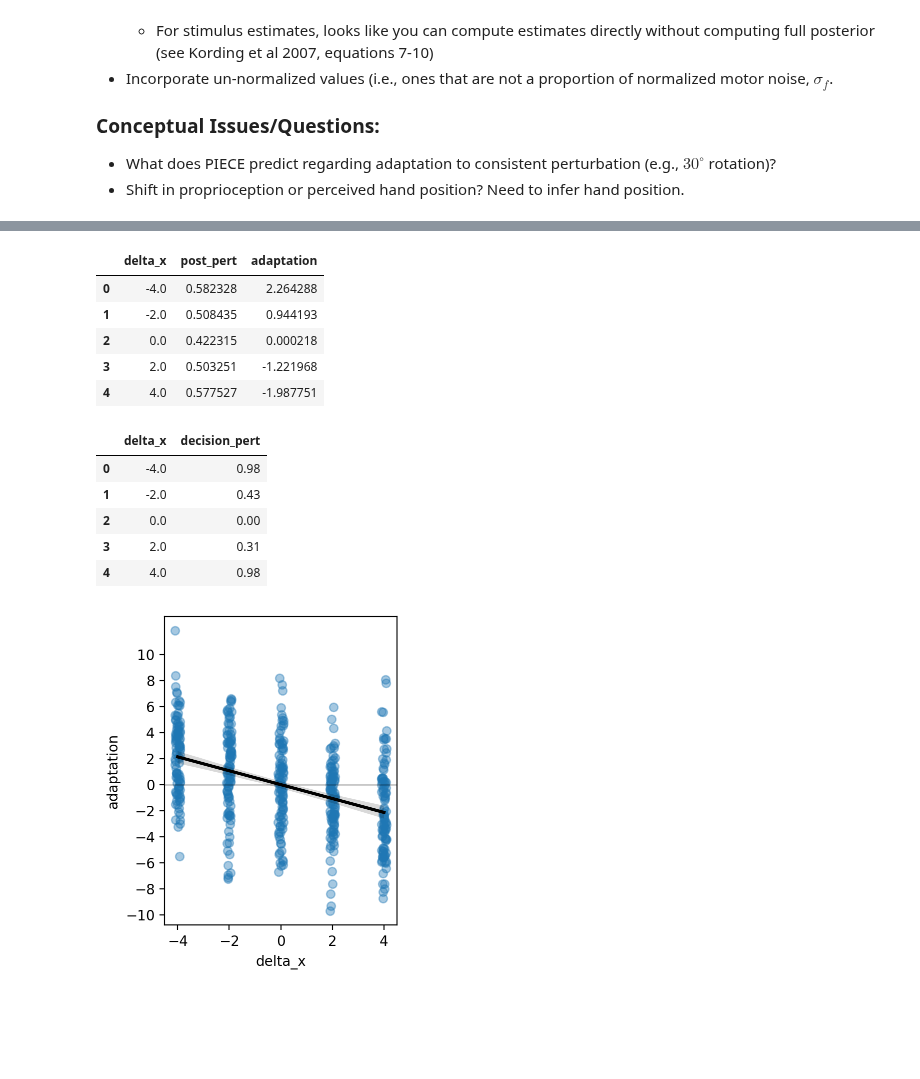
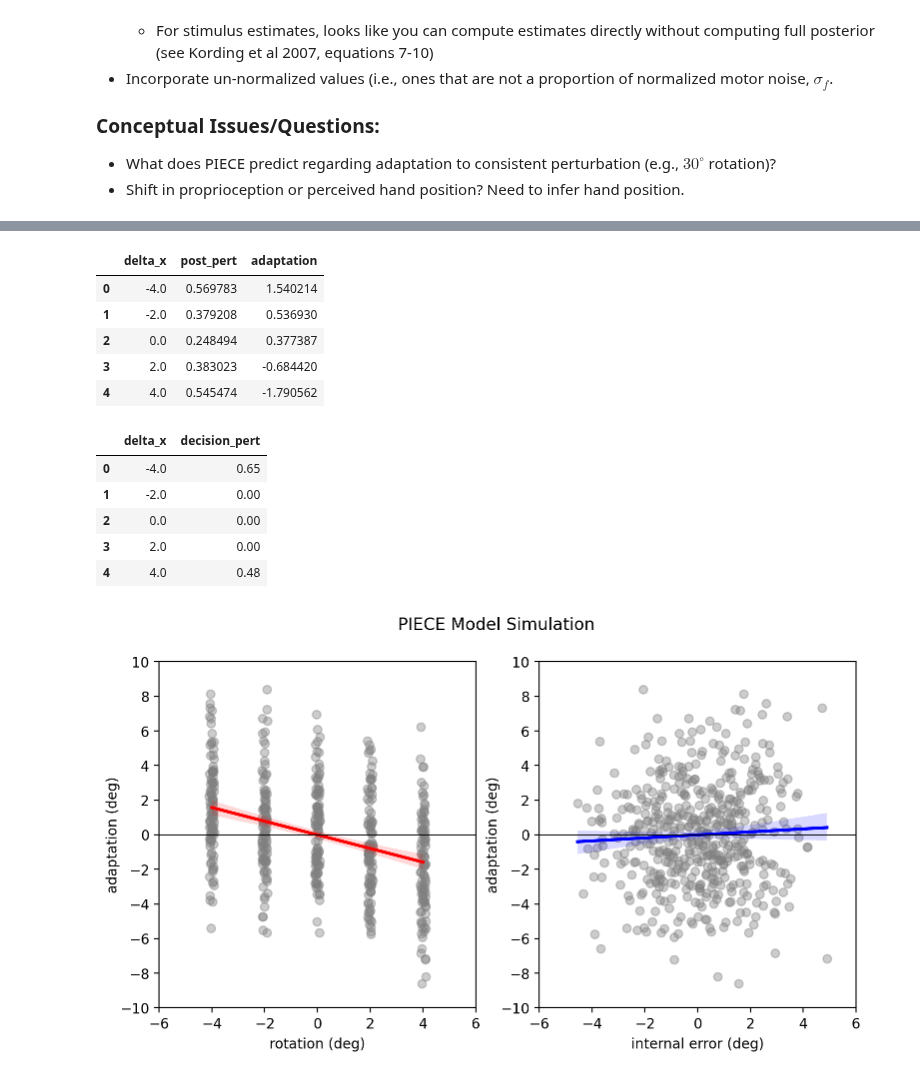
Before and after one commit to ccmlab-ubc/ige-ege, a Jupyter notebook: experiment-1/scripts/hyo-causal-inference-model.ipynb, the cells around one changed output, grey strips where cells are left out. Drawn from its saved outputs; the diff is of its cells as text; code cells hidden in the pictures; blank space fills up the shorter version.

```diff
--- a/experiment-1/scripts/hyo-causal-inference-model.ipynb
+++ b/experiment-1/scripts/hyo-causal-inference-model.ipynb
@@ -130,10 +130,10 @@ vis_fb[0::2] = 0
 # Following values approximate behavior:
 # sigma_u = 0.175; sigma_p = 4.75; sigma_f = 1.8; sigma_pert = 4.25; sigma_v = 1.179 + 0.384 * np.abs(xhat_v)
 sigma_u = 0.12
-sigma_p = 5
+sigma_p = 4.5
 sigma_f = 1.8
 mu_pert = 0
-sigma_pert = 1.5
+sigma_pert = 5
 b = 0  # Subject's motor bias
 
 x_grid = np.arange(-10, 10, 0.1)  # Possible endpoint locations
@@ -183,6 +183,9 @@ for i in range(num_trials - 1):
         xhat_v = x_f[i] + delta_x[i]
         sigma_v = 1.179 + 0.384 * np.abs(xhat_v)  # after Zhang et al
         # sigma_v = 1
+    J_v = 1 / sigma_v**2
+    J_pert = 1 / sigma_pert**2
+    K = J_v / (J_v + J_pert)
 
     # Compute no perturbation likelihood (working with log-probs for numerical accuracy)
     loglik_nopert = (
@@ -249,7 +252,7 @@ for i in range(num_trials - 1):
 
     # Simulate trial-by-trial adaptation
     # x_f[i + 1] = rotation_hat[i]*-1 + eps[i + 1]
-    x_f[i + 1] = post_pert[i] * (xhat_v - x_f_hat[i]) * -1 + eps[i + 1]
+    x_f[i + 1] = post_pert[i] * K * (xhat_v - x_f_hat[i]) * -1 + eps[i + 1]
 
 # Append values to final trial to keep arrays same size - has no effect on
 # analysis bc these trials get trimmed from adaptation data frame
@@ -297,33 +300,44 @@ df_adapt = df.iloc[1::2].reset_index()
 df_adapt.groupby("delta_x")[["post_pert", "adaptation"]].mean().reset_index()
 # %% [output]
 |  | delta_x | post_pert | adaptation |
-| 0 | -4.0 | 0.582328 | 2.264288 |
-| 1 | -2.0 | 0.508435 | 0.944193 |
-| 2 | 0.0 | 0.422315 | 0.000218 |
-| 3 | 2.0 | 0.503251 | -1.221968 |
-| 4 | 4.0 | 0.577527 | -1.987751 |
+| 0 | -4.0 | 0.569783 | 1.540214 |
+| 1 | -2.0 | 0.379208 | 0.536930 |
+| 2 | 0.0 | 0.248494 | 0.377387 |
+| 3 | 2.0 | 0.383023 | -0.684420 |
+| 4 | 4.0 | 0.545474 | -1.790562 |
 # %%
 # Determine proportion of decision on perturbation
 df.groupby("delta_x")["decision_pert"].apply(lambda x: float(x.sum()) / x.count()).reset_index()
 # %% [output]
 |  | delta_x | decision_pert |
-| 0 | -4.0 | 0.98 |
-| 1 | -2.0 | 0.43 |
+| 0 | -4.0 | 0.65 |
+| 1 | -2.0 | 0.00 |
 | 2 | 0.0 | 0.00 |
-| 3 | 2.0 | 0.31 |
-| 4 | 4.0 | 0.98 |
+| 3 | 2.0 | 0.00 |
+| 4 | 4.0 | 0.48 |
 # %%
-# Plot adaptation to external errors (lowess=True for 'piecewise' fit)
-fig, ax = plt.subplots(figsize=(3, 4))
-if full_range==1:
+# State estimator (visual learner)
+fig, axs = plt.subplots(1, 2, figsize=(9, 4.5))
+if full_range == 1:
     sns.regplot(data=df_adapt, x="delta_x", x_jitter=0.1, y="adaptation",
-               lowess=True, scatter_kws={"alpha":0.4}, line_kws={"color":"k"}, ax=ax)
+                   lowess=True, scatter_kws={"alpha":0.4, "color":"gray"},  line_kws={"color":"r"}, ax=axs[0])
+    axs[0].set(xlabel="rotation (deg)", ylabel="adaptation (deg)", ylim=[-10, 10], yticks=np.arange(-10, 10.01, 2))
 else:
     sns.regplot(data=df_adapt, x="delta_x", x_jitter=0.1, y="adaptation",
-               scatter_kws={"alpha":0.4}, line_kws={"color":"k"}, ax=ax)
-# ax.axis("equal")
-ax.set(yticks=np.arange(-10, 10.01, 2))
-ax.axhline(color="k", linewidth=0.5)
+               scatter_kws={"alpha":0.4, "color":"gray"},  line_kws={"color":"r"}, ax=axs[0])
+    axs[0].set(xlabel="rotation (deg)", ylabel="adaptation (deg)", xlim=[-5, 5], xticks=np.arange(-6, 6.01, 2),
+               ylim=[-10, 10], yticks=np.arange(-10, 10.01, 2))
+axs[0].yaxis.labelpad = 0
+axs[0].axhline(color="k", linewidth=0.5)
+
+sns.regplot(data=df_adapt, x="x_f", y="adaptation", line_kws={"color":"b"}, scatter_kws={"alpha":0.4, "color":"gray"}, ax=axs[1])
+axs[1].set(xlim=[-5, 5], xticks=np.arange(-6, 6.01, 2), ylim=[-10, 10], yticks=np.arange(-10, 10.01, 2),
+          xlabel="internal error (deg)", ylabel="adaptation (deg)")
+axs[1].axhline(color="k", linewidth=0.5)
+axs[1].yaxis.labelpad = 0
+
+fig.suptitle("PIECE Model Simulation")
+fig.savefig("piece-model-sim.png")
 plt.show()
 # %% [output]
-[figure, old version]
+[figure, new version]
```
Also changed, not shown: parts of 8 cells of this notebook, 12 other files.
